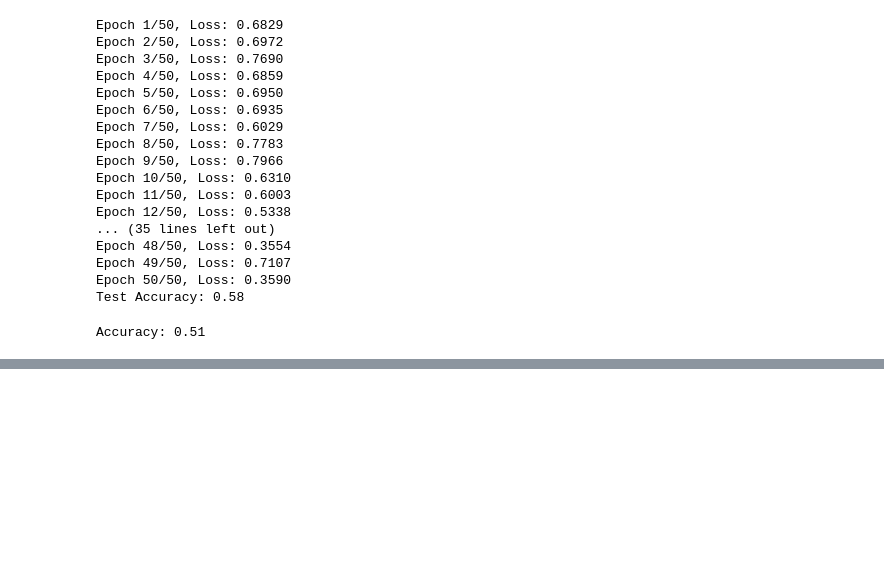
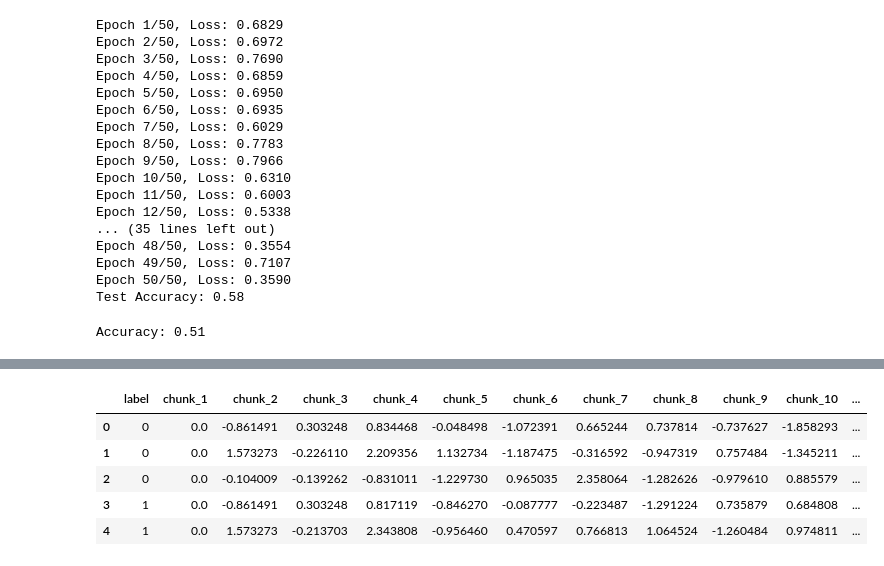
Before and after one commit to hardik1408/CS771, a Jupyter notebook: dataset3.ipynb, the cells around one changed output, grey strips where cells are left out. Cells and saved outputs as stored; diff of their text form; code cells hidden in the pictures; blank space fills up the shorter version.

```diff
--- a/dataset3.ipynb
+++ b/dataset3.ipynb
@@ -307,0 +367,14 @@ Accuracy: 0.51
+# %%
+from sklearn.preprocessing import StandardScaler
+
+# Initialize the scaler
+scaler = StandardScaler()
+df[df.columns[1:]] = scaler.fit_transform(df[df.columns[1:]])
+df.head()
+# %% [output]
+|  | label | chunk_1 | chunk_2 | chunk_3 | chunk_4 | chunk_5 | chunk_6 | chunk_7 | chunk_8 | chunk_9 | chunk_10 | ... |
+| 0 | 0 | 0.0 | -0.861491 | 0.303248 | 0.834468 | -0.048498 | -1.072391 | 0.665244 | 0.737814 | -0.737627 | -1.858293 | ... |
+| 1 | 0 | 0.0 | 1.573273 | -0.226110 | 2.209356 | 1.132734 | -1.187475 | -0.316592 | -0.947319 | 0.757484 | -1.345211 | ... |
+| 2 | 0 | 0.0 | -0.104009 | -0.139262 | -0.831011 | -1.229730 | 0.965035 | 2.358064 | -1.282626 | -0.979610 | 0.885579 | ... |
+| 3 | 1 | 0.0 | -0.861491 | 0.303248 | 0.817119 | -0.846270 | -0.087777 | -0.223487 | -1.291224 | 0.735879 | 0.684808 | ... |
+| 4 | 1 | 0.0 | 1.573273 | -0.213703 | 2.343808 | -0.956460 | 0.470597 | 0.766813 | 1.064524 | -1.260484 | 0.974811 | ... |
```
Also changed, not shown: parts of 12 cells of this notebook.
